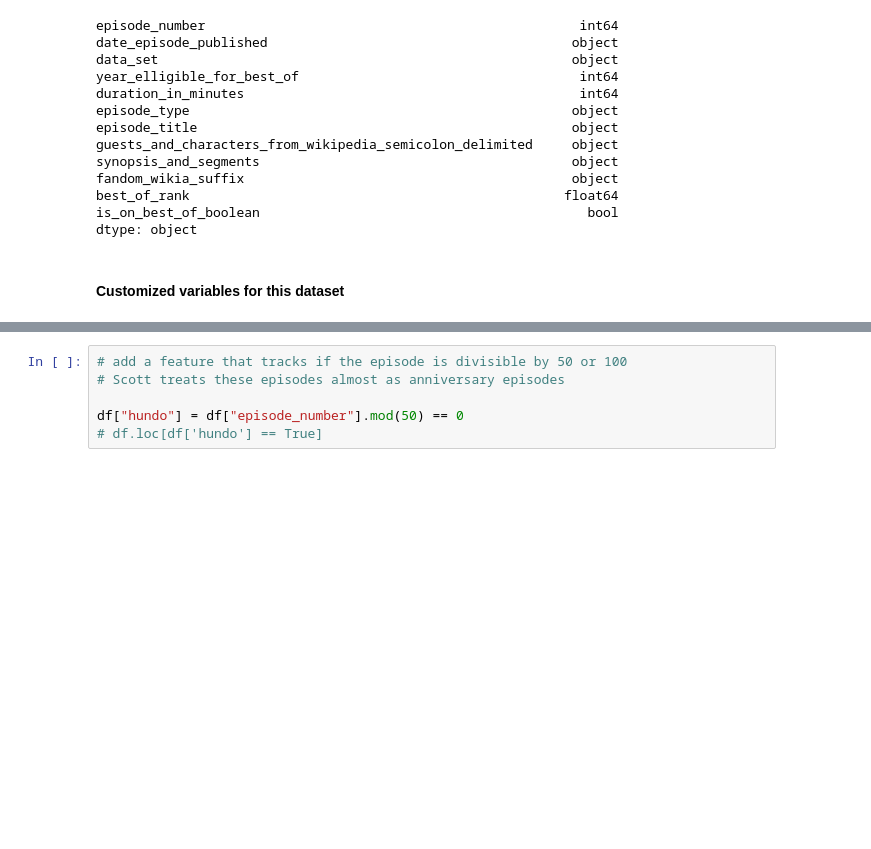
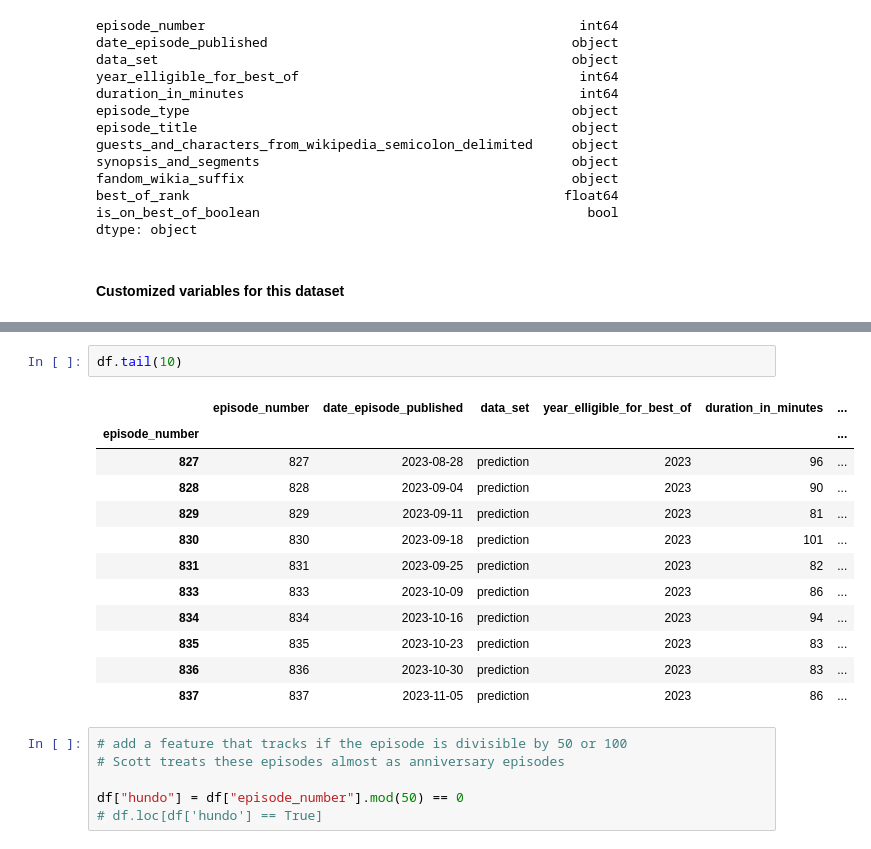
Before and after one commit to THE-MOLECULAR-MAN/machine-learning, a Jupyter notebook: comedy_bang_bang_podcast/cbb_dataprep.ipynb, the cells around one changed output, grey strips where cells are left out. Drawn from its saved outputs; the diff is of its cells as text; blank space fills up the shorter version.

```diff
--- a/comedy_bang_bang_podcast/cbb_dataprep.ipynb
+++ b/comedy_bang_bang_podcast/cbb_dataprep.ipynb
@@ -82,3 +87,18 @@ df.head(10)
+# %%
+df.tail(10)
+# %% [output]
+|  | episode_number | date_episode_published | data_set | year_elligible_for_best_of | duration_in_minutes | ... |
+| episode_number |  |  |  |  |  | ... |
+| 827 | 827 | 2023-08-28 | prediction | 2023 | 96 | ... |
+| 828 | 828 | 2023-09-04 | prediction | 2023 | 90 | ... |
+| 829 | 829 | 2023-09-11 | prediction | 2023 | 81 | ... |
+| 830 | 830 | 2023-09-18 | prediction | 2023 | 101 | ... |
+| 831 | 831 | 2023-09-25 | prediction | 2023 | 82 | ... |
+| 833 | 833 | 2023-10-09 | prediction | 2023 | 86 | ... |
+| 834 | 834 | 2023-10-16 | prediction | 2023 | 94 | ... |
+| 835 | 835 | 2023-10-23 | prediction | 2023 | 83 | ... |
+| 836 | 836 | 2023-10-30 | prediction | 2023 | 83 | ... |
+| 837 | 837 | 2023-11-05 | prediction | 2023 | 86 | ... |
 # %%
 # add a feature that tracks if the episode is divisible by 50 or 100
 # Scott treats these episodes almost as anniversary episodes
```
Also changed, not shown: parts of 11 cells of this notebook, 2 other files.
